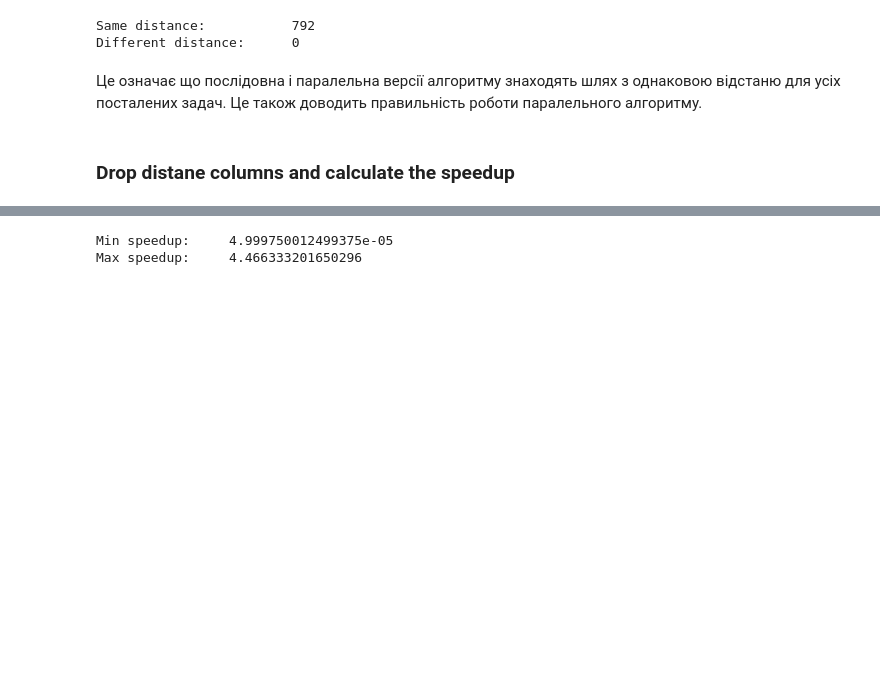
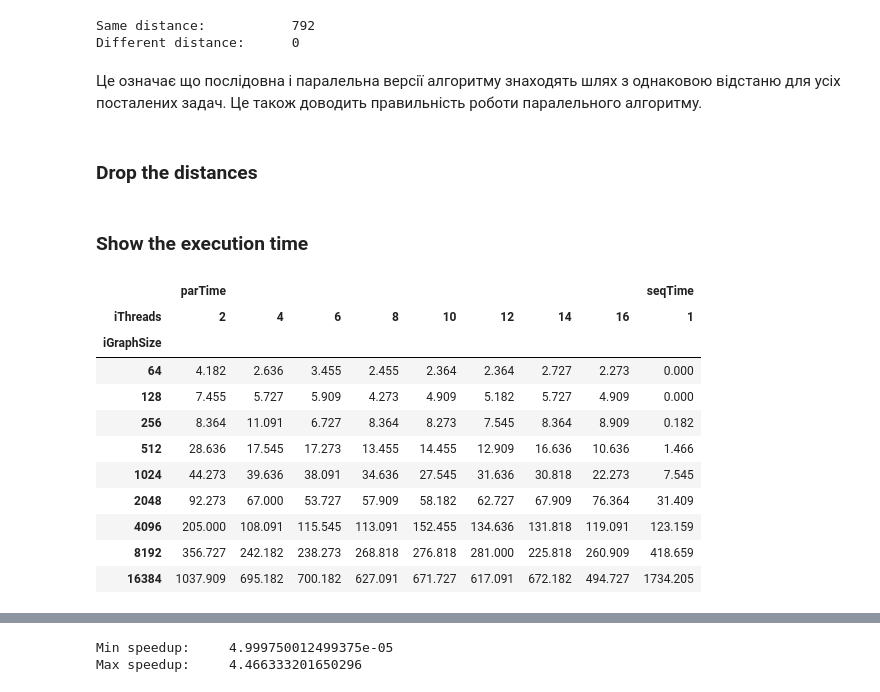
Before and after one commit to FreeLike76/ParallelBfsCourseWork, a Jupyter notebook: analysis/main.ipynb, the cells around one changed output, grey strips where cells are left out. Saved outputs shown, nothing was run; the diff lists cells and outputs as text; code cells hidden in the pictures; blank space fills up the shorter version.

```diff
--- a/analysis/main.ipynb
+++ b/analysis/main.ipynb
@@ -64,4 +63,4 @@ Different distance:      0
 # %% [markdown]
 Це означає що послідовна і паралельна версії алгоритму знаходять шлях з однаковою відстаню для усіх посталених задач. Це також доводить правильність роботи паралельного алгоритму.
 # %% [markdown]
-### Drop distane columns and calculate the speedup
+### Drop the distances
@@ -67,0 +69,19 @@ Different distance:      0
+# %% [markdown]
+### Show the execution time
+# %%
+df_mean_time = df.groupby(["iGraphSize", "iThreads"]).agg({"parTime": "mean"}).unstack()
+df_mean_time[("seqTime", 1)] = df.groupby(["iGraphSize"]).agg({"seqTime": "mean"}).unstack().values
+df_mean_time.round(decimals=3)
+# %% [output]
+|  | parTime |  |  |  |  |  |  |  | seqTime |
+| iThreads | 2 | 4 | 6 | 8 | 10 | 12 | 14 | 16 | 1 |
+| iGraphSize |  |  |  |  |  |  |  |  |  |
+| 64 | 4.182 | 2.636 | 3.455 | 2.455 | 2.364 | 2.364 | 2.727 | 2.273 | 0.000 |
+| 128 | 7.455 | 5.727 | 5.909 | 4.273 | 4.909 | 5.182 | 5.727 | 4.909 | 0.000 |
+| 256 | 8.364 | 11.091 | 6.727 | 8.364 | 8.273 | 7.545 | 8.364 | 8.909 | 0.182 |
+| 512 | 28.636 | 17.545 | 17.273 | 13.455 | 14.455 | 12.909 | 16.636 | 10.636 | 1.466 |
+| 1024 | 44.273 | 39.636 | 38.091 | 34.636 | 27.545 | 31.636 | 30.818 | 22.273 | 7.545 |
+| 2048 | 92.273 | 67.000 | 53.727 | 57.909 | 58.182 | 62.727 | 67.909 | 76.364 | 31.409 |
+| 4096 | 205.000 | 108.091 | 115.545 | 113.091 | 152.455 | 134.636 | 131.818 | 119.091 | 123.159 |
+| 8192 | 356.727 | 242.182 | 238.273 | 268.818 | 276.818 | 281.000 | 225.818 | 260.909 | 418.659 |
+| 16384 | 1037.909 | 695.182 | 700.182 | 627.091 | 671.727 | 617.091 | 672.182 | 494.727 | 1734.205 |
```
Also changed, not shown: parts of 12 cells of this notebook, 2 other files.
